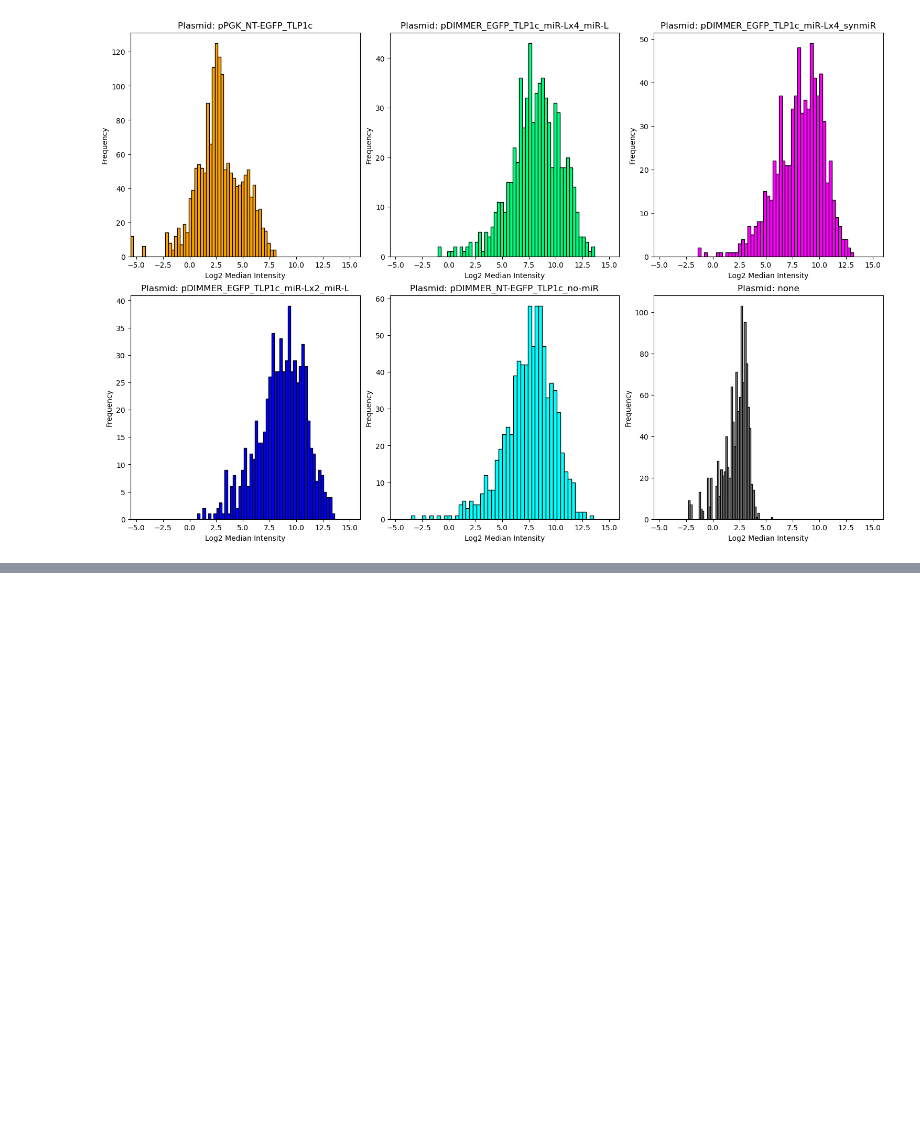
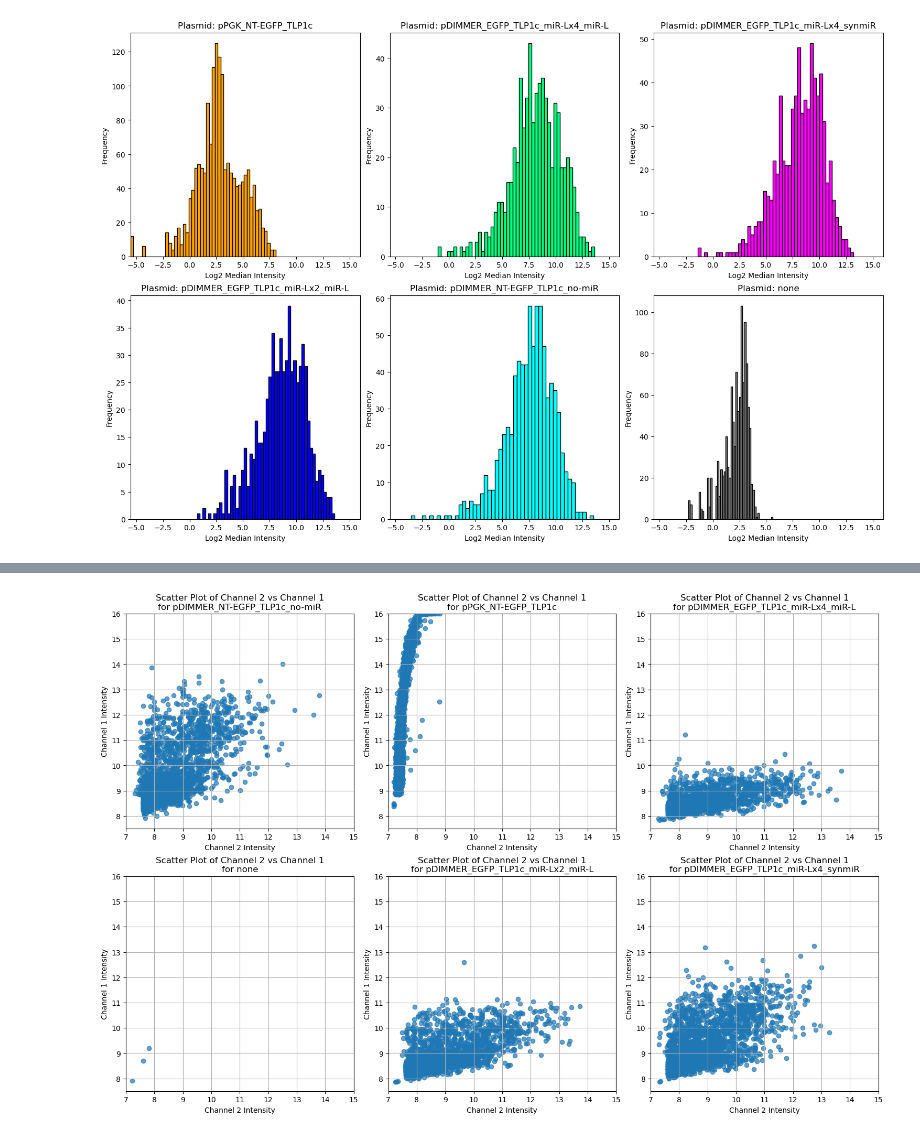
Before and after one commit to tasnimtazzy/DIMMERS, a Jupyter notebook: notebooks/img-explorer-dtm.ipynb, the cells around one changed output, grey strips where cells are left out. Drawn from its saved outputs; the diff is of its cells as text; code cells hidden in the pictures; blank space fills up the shorter version.

```diff
--- a/notebooks/img-explorer-dtm.ipynb
+++ b/notebooks/img-explorer-dtm.ipynb
@@ -1080,0 +861,4 @@ KeyError: 'experiment'
+# %%
+# Concatenate the DataFrames row-wise --> to use for graphing scatter plots
+combined_df = pd.concat([metrics_joined_df, expt_1_df], axis=0)
+print(combined_df.head())
@@ -1080,0 +883,91 @@ KeyError: 'experiment'
+# %%
+# Toggle channels for Scatter Plot
+channel_x = 2
+channel_y = 1
+
+# Calculate the statistics for the "none" group for each channel
+none_group = combined_df[combined_df['plasmid'] == 'none']
+
+none_mean_x = none_group[none_group['channel'] == channel_x]['median'].mean()
+none_std_x = none_group[none_group['channel'] == channel_x]['median'].std()
+none_mean_y = none_group[none_group['channel'] == channel_y]['median'].mean()
+none_std_y = none_group[none_group['channel'] == channel_y]['median'].std()
+
+# Define the range as mean ± 3 * standard deviation
+threshold_low_x = none_mean_x - 3 * none_std_x
+threshold_high_x = none_mean_x + 3 * none_std_x
+threshold_low_y = none_mean_y - 3 * none_std_y
+threshold_high_y = none_mean_y + 3 * none_std_y
+
+# Extract unique plasmid types from the DataFrame
+plasmids = combined_df['plasmid'].unique()
+
+# Create a grid layout for subplots
+num_plasmids = len(plasmids)
+cols = 3  # Number of columns
+rows = (num_plasmids + cols - 1) // cols  # Number of rows
+
+fig, axes = plt.subplots(rows, cols, figsize=(15, 5 * rows), constrained_layout=True)
+
+# Flatten axes array to easily iterate when plotting
+axes = axes.flatten()
+
+for i, plasmid in enumerate(plasmids):
+    # Apply the filter based on plasmid
+    filtered_df = combined_df[combined_df['plasmid'] == plasmid]
+
+    # Filter data for the chosen channels within the already filtered DataFrame
+    data_x = filtered_df[filtered_df['channel'] == channel_x]
+    data_y = filtered_df[filtered_df['channel'] == channel_y]
+
+    # Ensure both dataframes have the same index for merging
+    data_x = data_x.reset_index(drop=True)
+    data_y = data_y.reset_index(drop=True)
+
+    # Apply log2 transformation to the median values
+    data_x['log2_median'] = np.log2(data_x['median'])
+    data_y['log2_median'] = np.log2(data_y['median'])
+
+    # Combine the data for scatter plot
+    scatter_df = pd.concat([data_x[['log2_median']].rename(columns={'log2_median': 'x_intensity'}),
+                             data_y[['log2_median']].rename(columns={'log2_median': 'y_intensity'})], axis=1)
+
+    # Check if the points fall within the threshold before filtering
+    within_threshold = (scatter_df['x_intensity'] >= np.log2(threshold_low_x)) & \
+                       (scatter_df['x_intensity'] <= np.log2(threshold_high_x)) & \
+                       (scatter_df['y_intensity'] >= np.log2(threshold_low_y)) & \
+                       (scatter_df['y_intensity'] <= np.log2(threshold_high_y))
+
+    print(f"Number of points within threshold for {plasmid}: {within_threshold.sum()}")
+
+    # Filter out points that fall within the defined range of the "none" group
+    scatter_combined_df = scatter_df[~within_threshold]
+
+    # Plot scatter plot on the appropriate axis
+    ax = axes[i]
+    ax.scatter(scatter_combined_df['x_intensity'], scatter_combined_df['y_intensity'], alpha=0.7)
+
+    # Set titles for scatter plots
+    ax.set_title(f'Scatter Plot of Channel {channel_x} vs Channel {channel_y}\nfor {plasmid}')
+    ax.set_xlabel(f'Channel {channel_x} Intensity')
+    ax.set_ylabel(f'Channel {channel_y} Intensity')
+    ax.grid(True)
+
+    # Define fixed axis limits and intervals
+    x_max = 15
+    x_interval = 1
+    y_max = 16
+    y_interval = 1
+
+    # Set x-axis limits and y-axis limits with intervals
+    ax.set_xlim([7, x_max])
+    ax.set_ylim([7.5, y_max])
+    ax.yaxis.set_major_locator(plt.MultipleLocator(y_interval))
+    ax.xaxis.set_major_locator(plt.MultipleLocator(x_interval))
+
+# Hide unused subplots if plasmids < rows * cols
+for j in range(i + 1, len(axes)):
+    fig.delaxes(axes[j])
+
+plt.show()
+# %% [output]
@@ -1080,0 +980 @@ KeyError: 'experiment'
+[figure, added]
```
Also changed, not shown: parts of 18 cells of this notebook, 1 other file.
